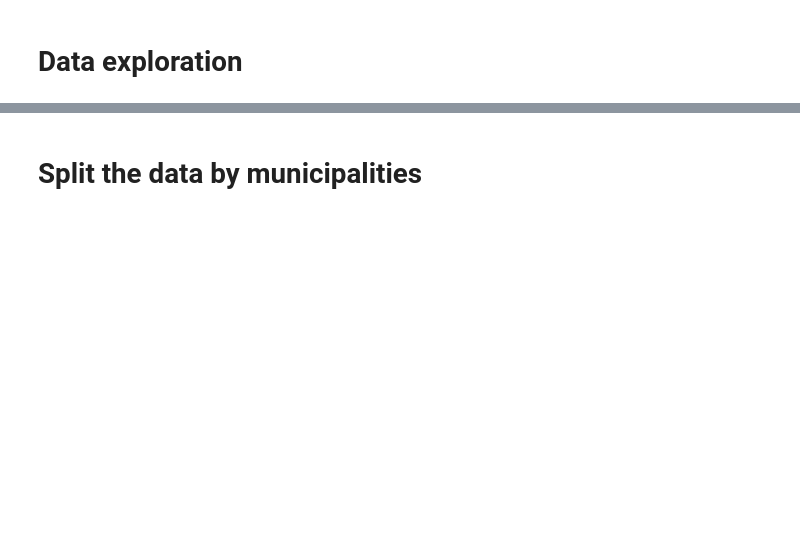
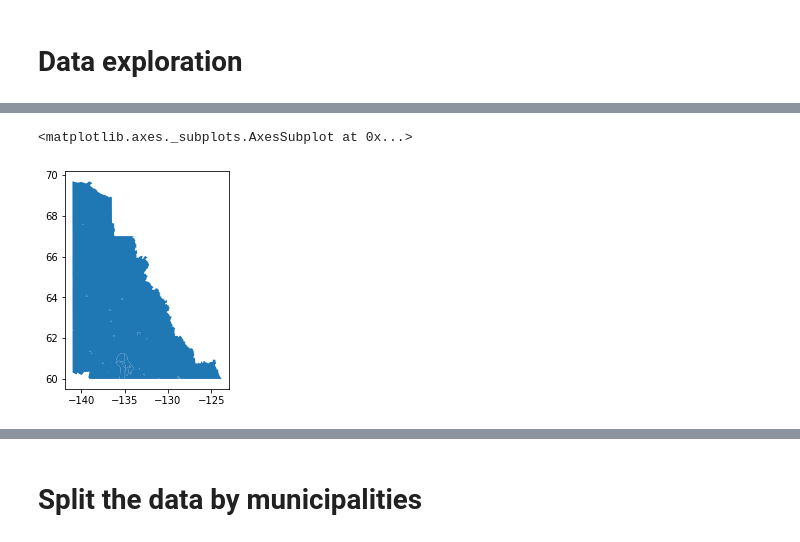
Before and after one commit to rennydoig/ssc22-case-comp, a Jupyter notebook: sonny_dir/A10_data_processing.ipynb, the cells around one changed output, grey strips where cells are left out. Cells and saved outputs as stored; diff of their text form; code cells hidden in the pictures; blank space fills up the shorter version.

```diff
--- a/sonny_dir/A10_data_processing.ipynb
+++ b/sonny_dir/A10_data_processing.ipynb
@@ -30,0 +47,6 @@ data.plot()
+# %%
+# census subdivisions == Municipalities. Categorized by CSDUID, CSDNAME
+
+muni = gpd.read_file('./boundaries/statcan-census-subdivision/')
+print(muni.shape)
+muni.head(5)
@@ -30,0 +61,6 @@ data.plot()
+# %%
+# match the crs (coordinate reference system)
+
+muni = muni.to_crs(4326)
+data = data.to_crs(4326)
+muni.crs == data.crs
@@ -30,0 +97,5 @@ data.plot()
+# %%
+muni[muni['PRNAME']=='Yukon'].plot()
+# %% [output]
+<matplotlib.axes._subplots.AxesSubplot at 0x...>
+[figure, added]
```
Also changed, not shown: parts of 25 cells of this notebook, 4 other files.
